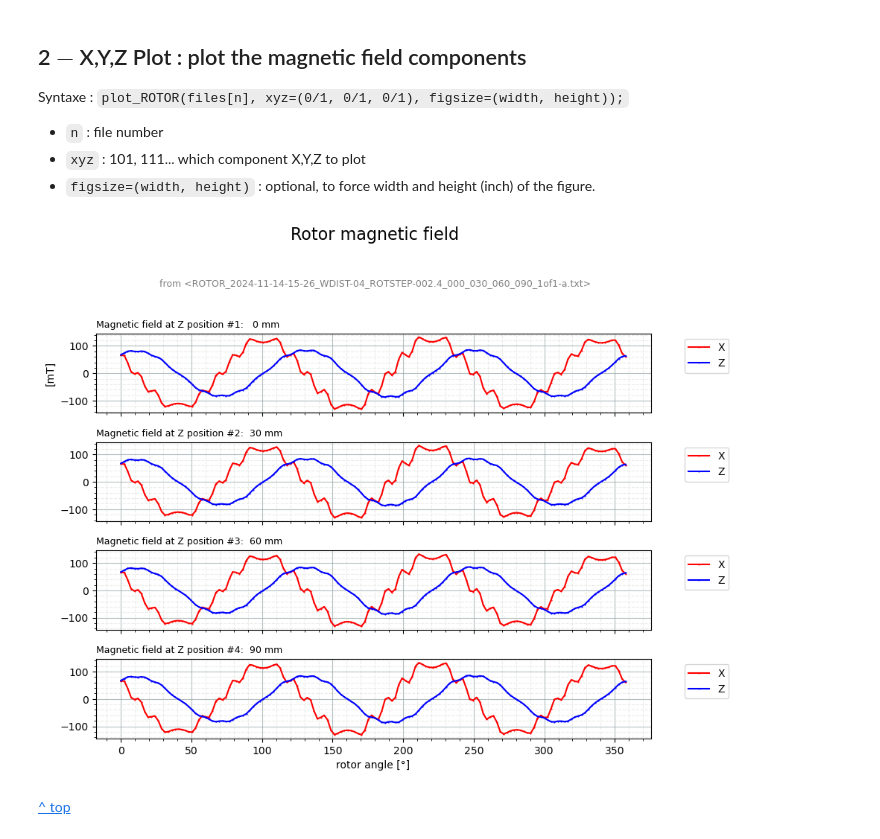
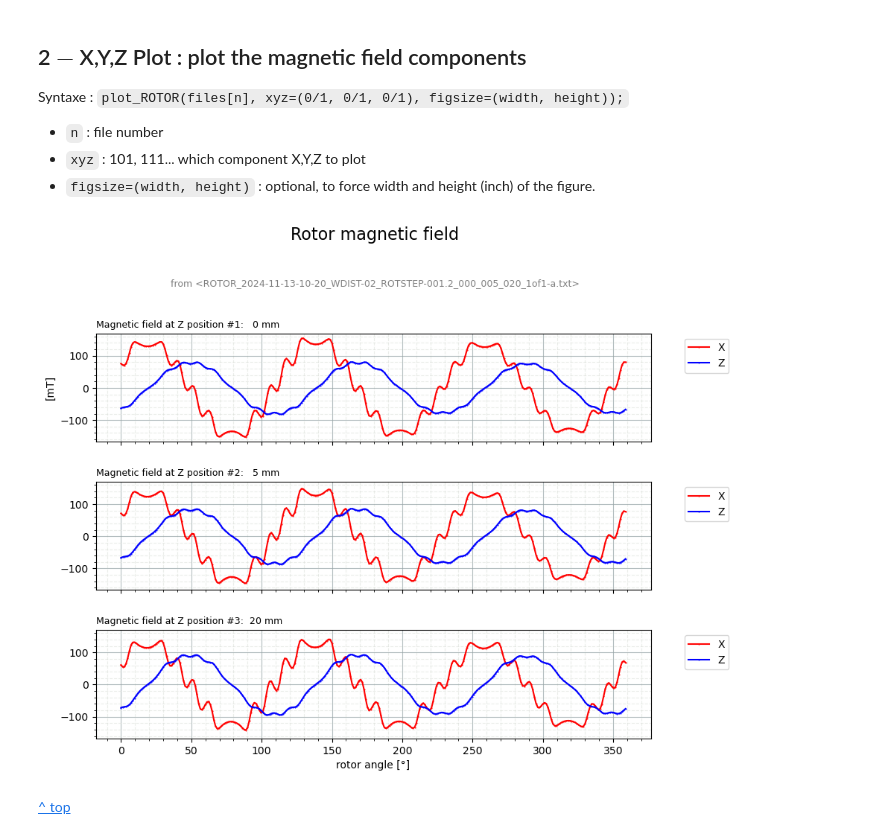
Before and after one commit to cjlux/Banc-Mesure-Rotor, a Jupyter notebook: ROTOR_bench/Processing/ProcessData.ipynb, the cells around one changed output. Saved outputs shown, nothing was run; the diff lists cells and outputs as text; code cells hidden in the pictures.

```diff
--- a/ROTOR_bench/Processing/ProcessData.ipynb
+++ b/ROTOR_bench/Processing/ProcessData.ipynb
@@ -59,9 +59,9 @@ Syntaxe : `plot_ROTOR(files[n], xyz=(0/1, 0/1, 0/1), figsize=(width, height));`
 - `xyz` : 101, 111... which component X,Y,Z to plot
 - `figsize=(width, height)` : optional, to force width and height (inch) of the figure.
 # %%
-plot_ROTOR(files[9], xyz=(1,0,1), fft=False);
+plot_ROTOR(files[13], xyz=(1,0,1), fft=False);
 # %% [output]
-[figure, old version]
+[figure, new version]
 # %% [markdown]
 [^ top](#top)
 # %% [markdown]
```
Also changed, not shown: parts of 3 cells of this notebook, 1 other file.
